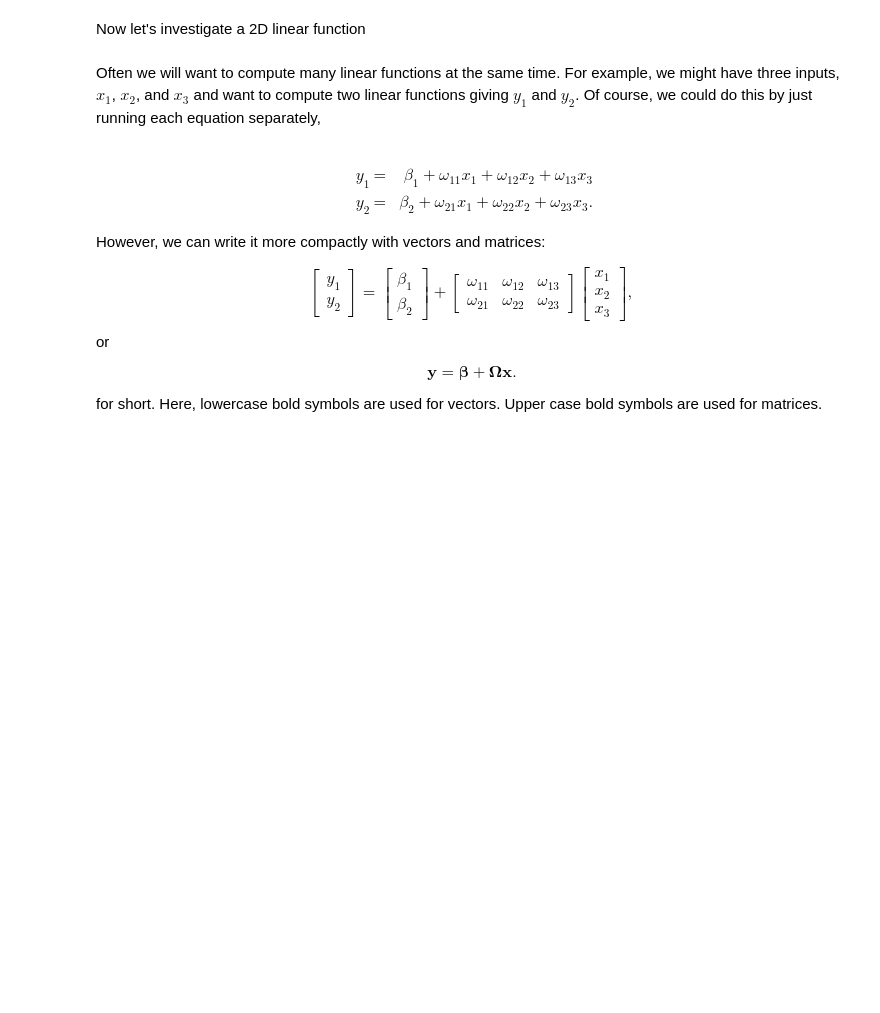
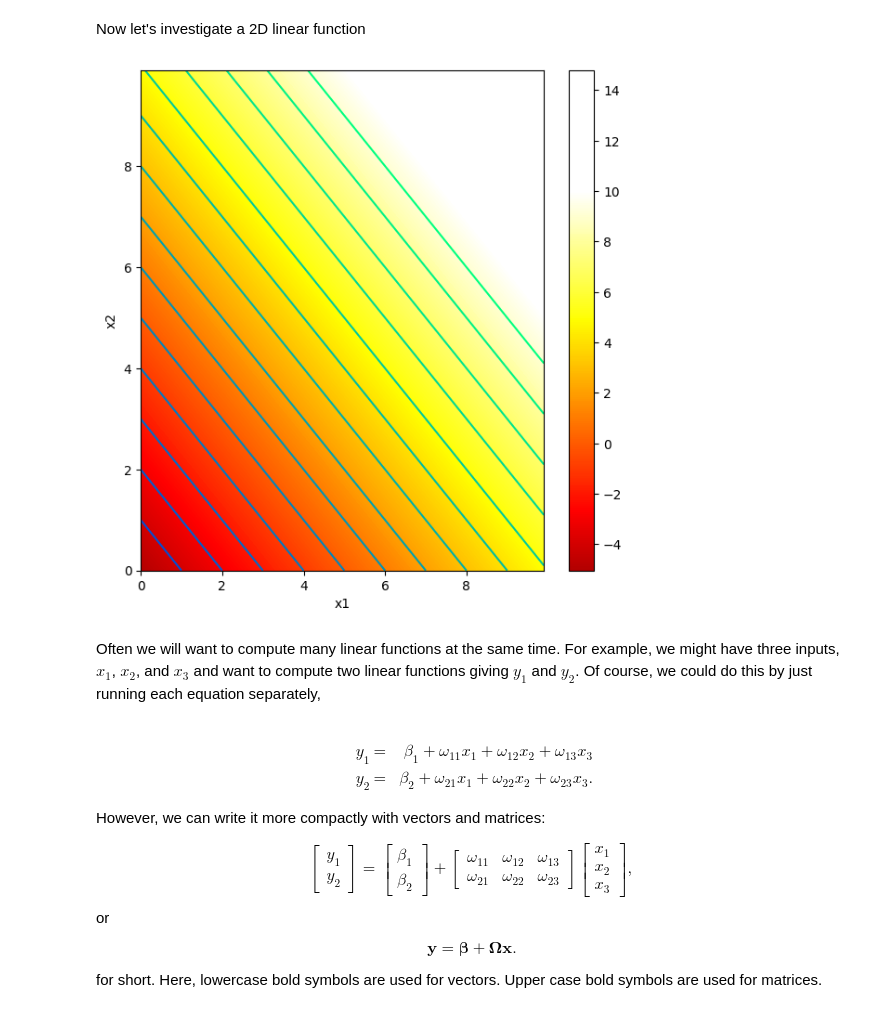
Before and after one commit to Andoni0404/DeepLearningCourse, a Jupyter notebook: Notebooks/Chap01/1_1_BackgroundMathematics.ipynb, the cells around one changed output. Cells and saved outputs as stored; diff of their text form; code cells hidden in the pictures; blank space fills up the shorter version.

```diff
--- a/Notebooks/Chap01/1_1_BackgroundMathematics.ipynb
+++ b/Notebooks/Chap01/1_1_BackgroundMathematics.ipynb
@@ -75,33 +75,35 @@ def linear_function_2D(x1,x2,beta,omega1,omega2):
 # %%
 # Plot the 2D function
 
 # Make 2D array of x and y points
 x1 = np.arange(0.0, 10.0, 0.1)
 x2 = np.arange(0.0, 10.0, 0.1)
 x1,x2 = np.meshgrid(x1,x2)  # https://www.geeksforgeeks.org/numpy-meshgrid-function/
 
 # Compute the 2D function for given values of omega1, omega2
-beta = 0.0; omega1 = 1.0; omega2 = -0.5
+beta = -5; omega1 = 1; omega2 = 1
 y  = linear_function_2D(x1,x2,beta, omega1, omega2)
 
 # Draw the function.
 # Color represents y value (brighter = higher value)
 # Black = -10 or less, White = +10 or more
 # 0 = mid orange
 # Lines are contours where value is equal
 draw_2D_function(x1,x2,y)
 
 # TODO
 # Predict what this plot will look like if you set omega_1 to zero
 # Change the code and see if you are right.
 
 # TODO
 # Predict what this plot will look like if you set omega_2 to zero
 # Change the code and see if you are right.
 
 # TODO
 # Predict what this plot will look like if you set beta to -5
 # Change the code and see if you are correct
+# %% [output]
+[figure, added]
 # %% [markdown]
 Often we will want to compute many linear functions at the same time.  For example, we might have three inputs, $x_1$, $x_2$, and $x_3$ and want to compute two linear functions giving $y_1$ and $y_2$. Of course, we could do this by just running each equation separately,<br><br>
 
```
Also changed, not shown: parts of 1 cell of this notebook.
